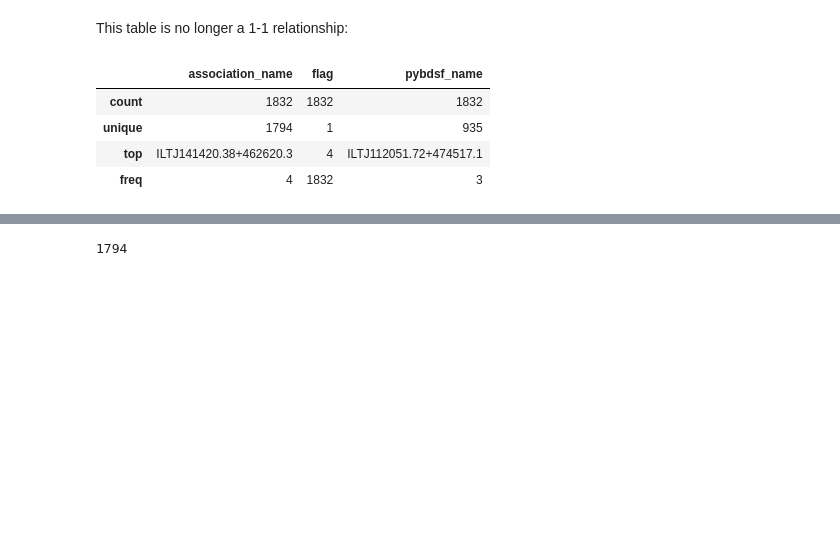
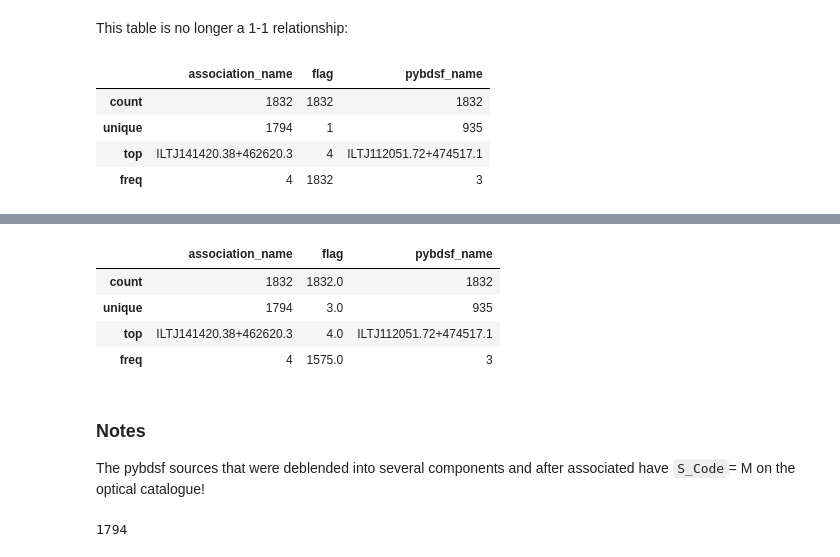
Before and after one commit to laraalegre/lotss-dr1, a Jupyter notebook: PyBDSF_DR1_associations.ipynb, the cells around one changed output, grey strips where cells are left out. Drawn from its saved outputs; the diff is of its cells as text; code cells hidden in the pictures; blank space fills up the shorter version.

```diff
--- a/PyBDSF_DR1_associations.ipynb
+++ b/PyBDSF_DR1_associations.ipynb
@@ -303,0 +394,3 @@ The pybdsf sources that were deblended into several components and after associa
+# %%
+output_df = output_df.append(pybdsf_deblended_df,ignore_index=True)
+unittest.main(argv=['ignored', '-v'], exit=False)
@@ -304,3 +405,15 @@ The pybdsf sources that were deblended into several components and after associa
+# %%
+output_df.describe()
+# %% [output]
+|  | association_name | flag | pybdsf_name |
+| count | 1832 | 1832.0 | 1832 |
+| unique | 1794 | 3.0 | 935 |
+| top | ILTJ141420.38+462620.3 | 4.0 | ILTJ112051.72+474517.1 |
+| freq | 4 | 1575.0 | 3 |
+# %% [markdown]
+
+### Notes
+The pybdsf sources that were deblended into several components and after associated have `S_Code`= M on the optical catalogue!
 # %%
 deblended_optical = optical[optical['Source_Name'].isin(pybdsf_deblended_df['association_name'])]
 len(deblended_optical)
```
Also changed, not shown: parts of 240 cells of this notebook.
